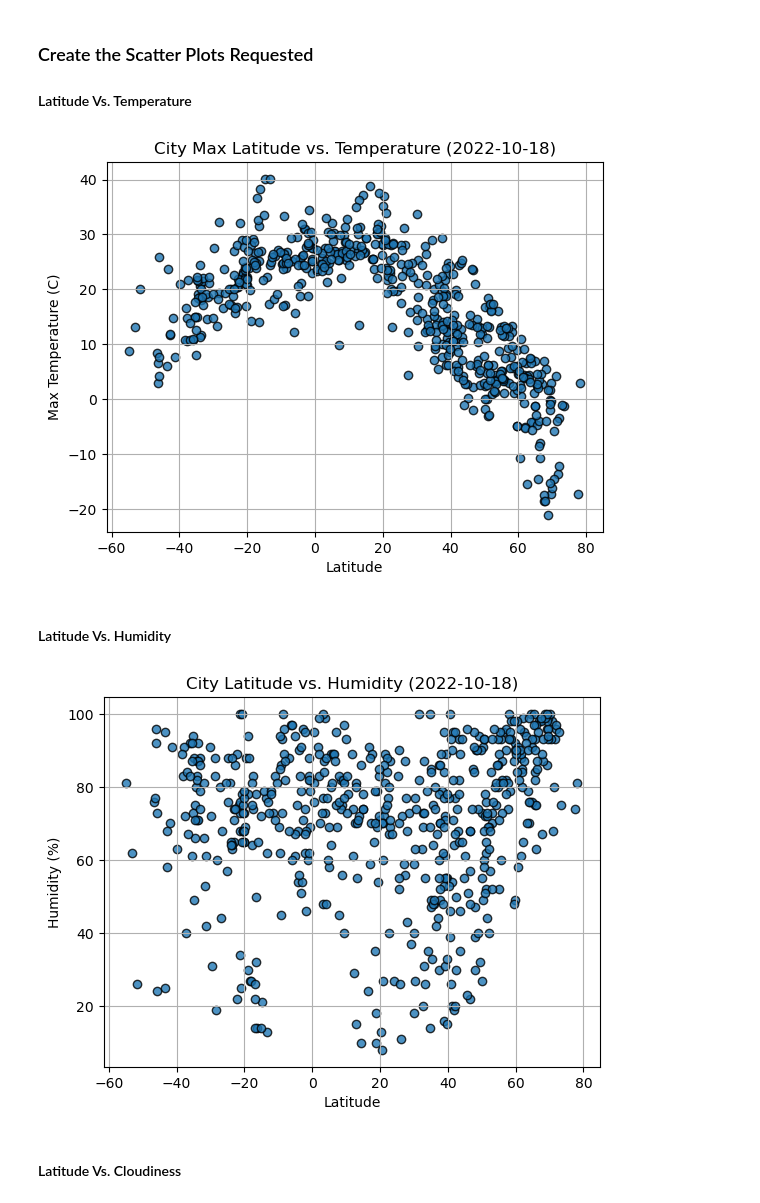
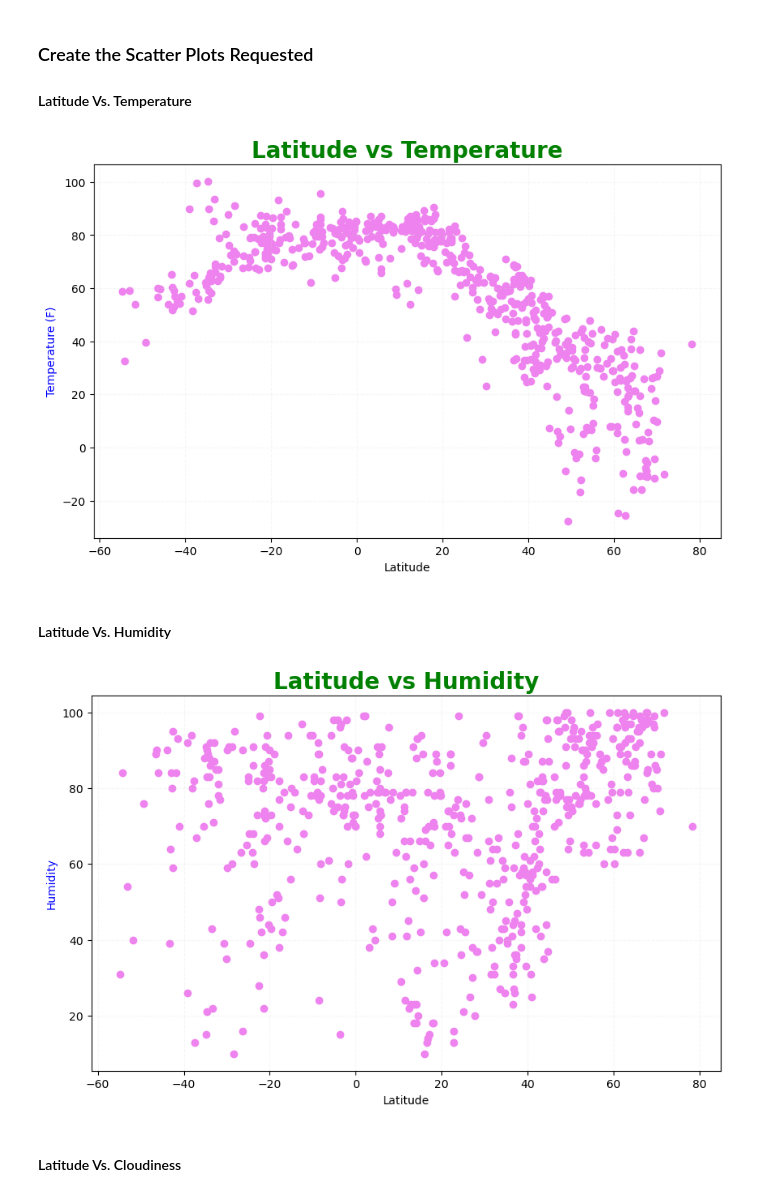
Before and after one commit to mishaborunda/SMU_Data_Analytics_HW2023, a Jupyter notebook: 06-python_API_HW/Submission/starter_code/WeatherPy.ipynb, the cells around one changed output. Cells and saved outputs as stored; diff of their text form; code cells hidden in the pictures.

```diff
--- a/06-python_API_HW/Submission/starter_code/WeatherPy.ipynb
+++ b/06-python_API_HW/Submission/starter_code/WeatherPy.ipynb
@@ -190,17 +266,26 @@ city_data_df.head()
 # %%
 # Build scatter plot for latitude vs. temperature
 # YOUR CODE HERE
 
 # Incorporate the other graph properties
 # YOUR CODE HERE
 
+# plot
+plt.figure(figsize=(10,6))
+plt.scatter(city_data_df.Lat, city_data_df["Max Temp"], color="violet",)
+plt.xlabel("Latitude")
+plt.ylabel("Temperature (F)",color="blue")
+plt.title("Latitude vs Temperature", fontweight="bold", fontsize=20, color="green")
+plt.grid(color="lightgrey", alpha=0.2, linestyle="--")
+
+
 # Save the figure
 plt.savefig("output_data/Fig1.png")
 
 # Show plot
 plt.show()
 # %% [output]
-[figure, old version]
+[figure, new version]
 # %% [markdown]
 #### Latitude Vs. Humidity
 # %%
@@ -210,13 +295,22 @@ plt.show()
 # Incorporate the other graph properties
 # YOUR CODE HERE
 
+# plot
+plt.figure(figsize=(10,6))
+plt.scatter(city_data_df.Lat, city_data_df["Humidity"], color="violet",)
+plt.xlabel("Latitude")
+plt.ylabel("Humidity",color="blue")
+plt.title("Latitude vs Humidity", fontweight="bold", fontsize=20, color="green")
+plt.grid(color="lightgrey", alpha=0.2, linestyle="--")
+
+
 # Save the figure
 plt.savefig("output_data/Fig2.png")
 
 # Show plot
 plt.show()
 # %% [output]
-[figure, old version]
+[figure, new version]
 # %% [markdown]
 #### Latitude Vs. Cloudiness
 # %%
```
Also changed, not shown: parts of 44 cells of this notebook, 7 other files.
